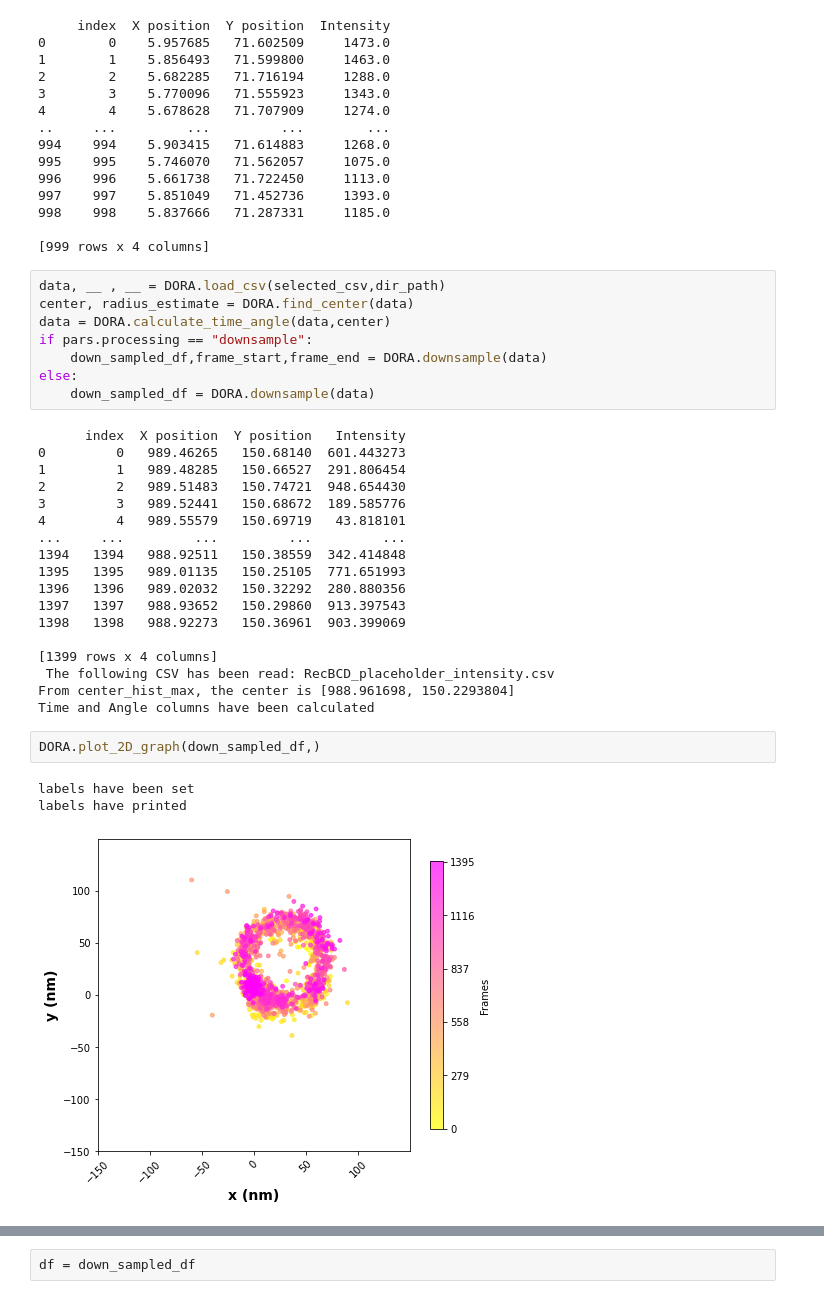
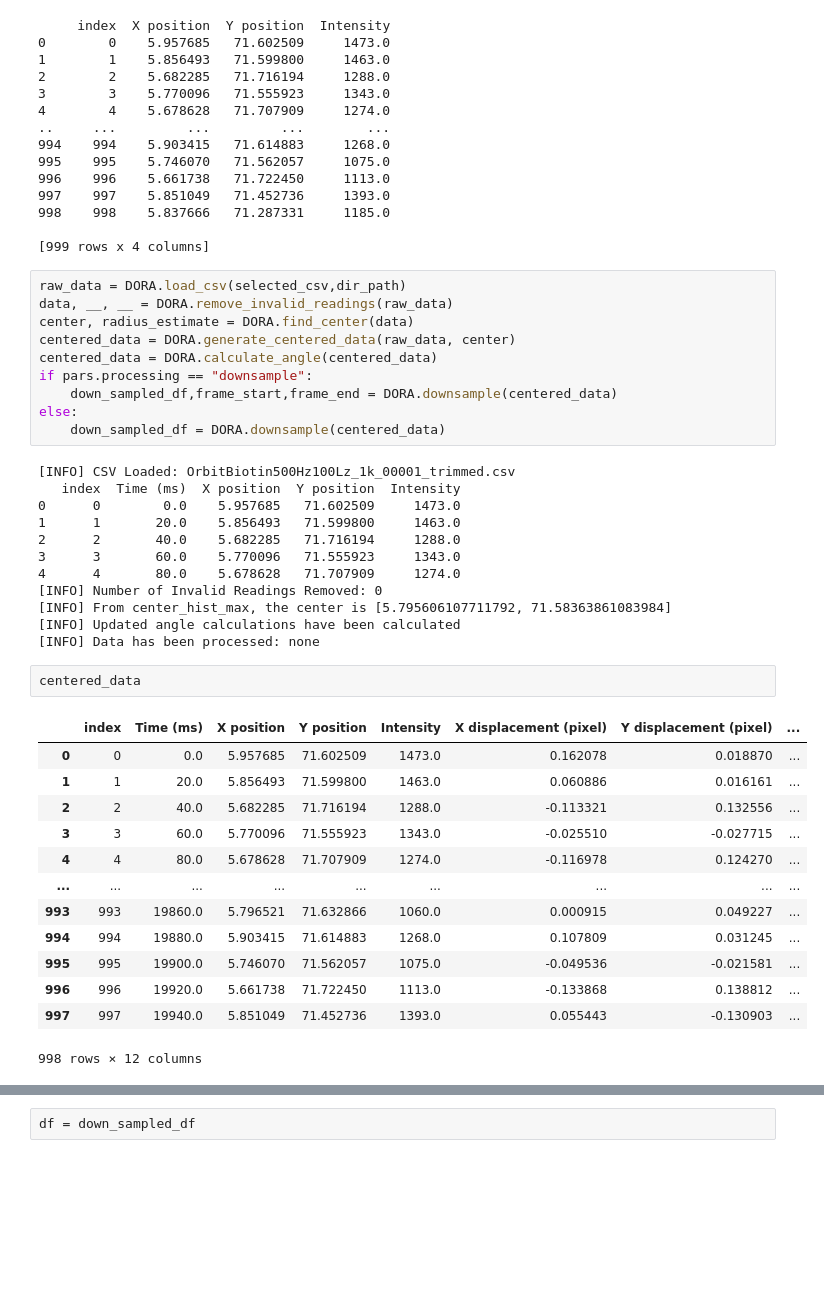
Before and after one commit to bobby3755/MAP, a Jupyter notebook: DORA2_Troubleshooter.ipynb, the cells around one changed output, grey strips where cells are left out. Drawn from its saved outputs; the diff is of its cells as text; blank space fills up the shorter version.

```diff
--- a/DORA2_Troubleshooter.ipynb
+++ b/DORA2_Troubleshooter.ipynb
@@ -83,34 +77,40 @@ print(df)
 
 [999 rows x 4 columns]
 # %%
-data, __ , __ = DORA.load_csv(selected_csv,dir_path)
+raw_data = DORA.load_csv(selected_csv,dir_path)
+data, __, __ = DORA.remove_invalid_readings(raw_data)
 center, radius_estimate = DORA.find_center(data)
-data = DORA.calculate_time_angle(data,center)
+centered_data = DORA.generate_centered_data(raw_data, center)
+centered_data = DORA.calculate_angle(centered_data)
 if pars.processing == "downsample":
-    down_sampled_df,frame_start,frame_end = DORA.downsample(data)
+    down_sampled_df,frame_start,frame_end = DORA.downsample(centered_data)
 else:
-    down_sampled_df = DORA.downsample(data)
+    down_sampled_df = DORA.downsample(centered_data)
 # %% [output]
-      index  X position  Y position   Intensity
-0         0   989.46265   150.68140  601.443273
-1         1   989.48285   150.66527  291.806454
-2         2   989.51483   150.74721  948.654430
-3         3   989.52441   150.68672  189.585776
-4         4   989.55579   150.69719   43.818101
-...     ...         ...         ...         ...
-1394   1394   988.92511   150.38559  342.414848
-1395   1395   989.01135   150.25105  771.651993
-1396   1396   989.02032   150.32292  280.880356
-1397   1397   988.93652   150.29860  913.397543
-1398   1398   988.92273   150.36961  903.399069
-
-[1399 rows x 4 columns]
- The following CSV has been read: RecBCD_placeholder_intensity.csv
-From center_hist_max, the center is [988.961698, 150.2293804]
-Time and Angle columns have been calculated
+[INFO] CSV Loaded: OrbitBiotin500Hz100Lz_1k_00001_trimmed.csv
+   index  Time (ms)  X position  Y position  Intensity
+0      0        0.0    5.957685   71.602509     1473.0
+1      1       20.0    5.856493   71.599800     1463.0
+2      2       40.0    5.682285   71.716194     1288.0
+3      3       60.0    5.770096   71.555923     1343.0
+4      4       80.0    5.678628   71.707909     1274.0
+[INFO] Number of Invalid Readings Removed: 0
+[INFO] From center_hist_max, the center is [5.795606107711792, 71.58363861083984]
+[INFO] Updated angle calculations have been calculated
+[INFO] Data has been processed: none
-# %%
-DORA.plot_2D_graph(down_sampled_df,)
-# %% [output]
-labels have been set
-labels have printed
-[figure, removed]
+# %%
+centered_data
+# %% [output]
+|  | index | Time (ms) | X position | Y position | Intensity | X displacement (pixel) | Y displacement (pixel) | ... |
+| 0 | 0 | 0.0 | 5.957685 | 71.602509 | 1473.0 | 0.162078 | 0.018870 | ... |
+| 1 | 1 | 20.0 | 5.856493 | 71.599800 | 1463.0 | 0.060886 | 0.016161 | ... |
+| 2 | 2 | 40.0 | 5.682285 | 71.716194 | 1288.0 | -0.113321 | 0.132556 | ... |
+| 3 | 3 | 60.0 | 5.770096 | 71.555923 | 1343.0 | -0.025510 | -0.027715 | ... |
+| 4 | 4 | 80.0 | 5.678628 | 71.707909 | 1274.0 | -0.116978 | 0.124270 | ... |
+| ... | ... | ... | ... | ... | ... | ... | ... | ... |
+| 993 | 993 | 19860.0 | 5.796521 | 71.632866 | 1060.0 | 0.000915 | 0.049227 | ... |
+| 994 | 994 | 19880.0 | 5.903415 | 71.614883 | 1268.0 | 0.107809 | 0.031245 | ... |
+| 995 | 995 | 19900.0 | 5.746070 | 71.562057 | 1075.0 | -0.049536 | -0.021581 | ... |
+| 996 | 996 | 19920.0 | 5.661738 | 71.722450 | 1113.0 | -0.133868 | 0.138812 | ... |
+| 997 | 997 | 19940.0 | 5.851049 | 71.452736 | 1393.0 | 0.055443 | -0.130903 | ... |
+998 rows × 12 columns
```
Also changed, not shown: parts of 6 cells of this notebook, 3 other files.
